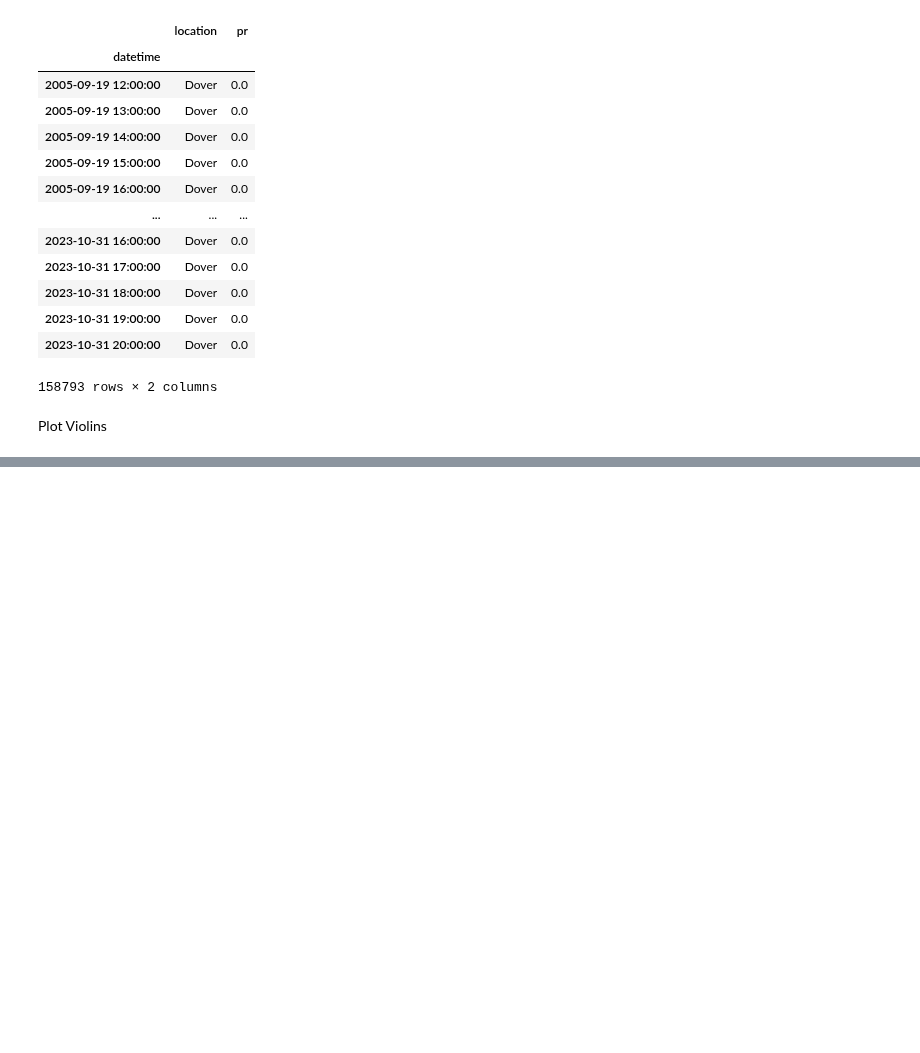
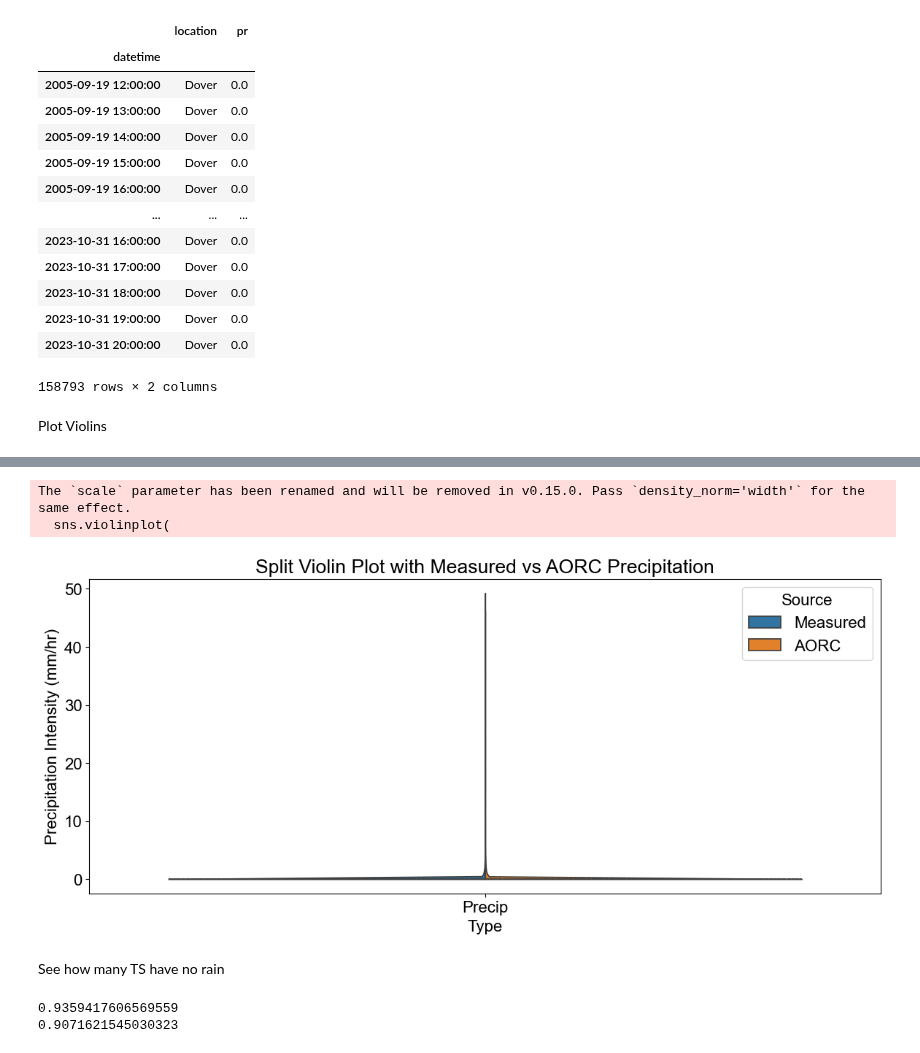
Before and after one commit to AustinFarnum/ClimateChangePrecipitationProjection, a Jupyter notebook: precip_projection_CC_single_city.ipynb, the cells around one changed output, grey strips where cells are left out. Cells and saved outputs as stored; diff of their text form; code cells hidden in the pictures; blank space fills up the shorter version.

```diff
--- a/precip_projection_CC_single_city.ipynb
+++ b/precip_projection_CC_single_city.ipynb
@@ -882,0 +886,49 @@ plt.show()
+# %%
+# Get precipitation data and filter out zeros
+x0 = storms_obs_historical.loc[:, 'pr']
+x1 = storms_obs_AORC.loc[:, 'pr']
+x0_nonzero = x0
+x1_nonzero = x1
+# x0_nonzero = x0[x0 > 0]
+# x1_nonzero = x1[x1 > 0]
+
+# Create a combined DataFrame
+obs_compare = pd.concat([
+    pd.DataFrame({ 'Intensity': x0_nonzero, 'Source': 'Measured', 'Type': 'Precip' }),
+    pd.DataFrame({ 'Intensity': x1_nonzero, 'Source': 'AORC', 'Type': 'Precip' })
+])
+
+# Set up the split violin plot
+plt.figure(figsize=(14, 5.6))
+sns.violinplot(
+    data = obs_compare,
+    x = 'Type',
+    y = 'Intensity',
+    hue = 'Source',
+    split = True,
+    scale = 'width',
+    inner = 'quartile',
+    cut = 0
+)
+
+
+# Set y-axis to log scale
+# plt.yscale('log')
+plt.ylabel('Precipitation Intensity (mm/hr)')
+plt.title('Split Violin Plot with Measured vs AORC Precipitation')
+
+# save plot to file
+plt.savefig("files/output/Dover/plots/AORC_vs_Historical/violin.png")
+plt.show()
+# %% [output]
+The `scale` parameter has been renamed and will be removed in v0.15.0. Pass `density_norm='width'` for the same effect.
+  sns.violinplot(
+[figure, added]
+# %% [markdown]
+See how many TS have no rain
+# %%
+print((len(x0) - len(x0_nonzero)) / len(x0))
+print((len(x1) - len(x1_nonzero)) / len(x1))
+# %% [output]
+0.9359417606569559
+0.9071621545030323
```
Also changed, not shown: parts of 13 cells of this notebook, 4 other files.
